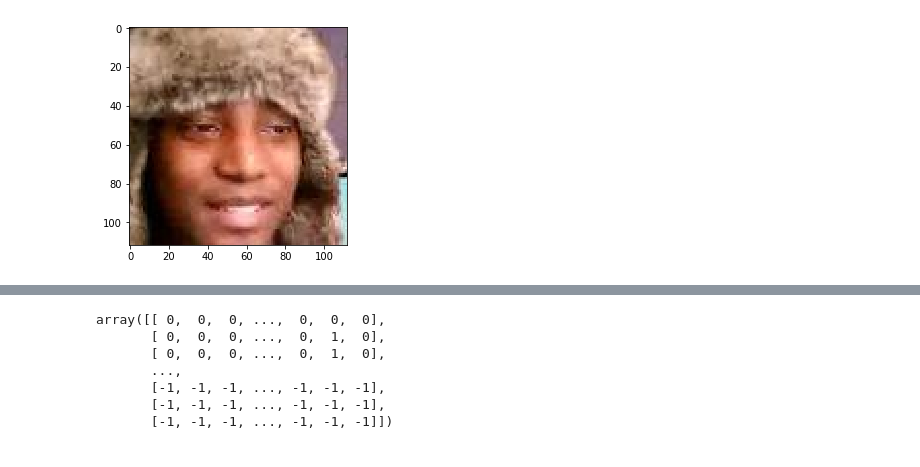
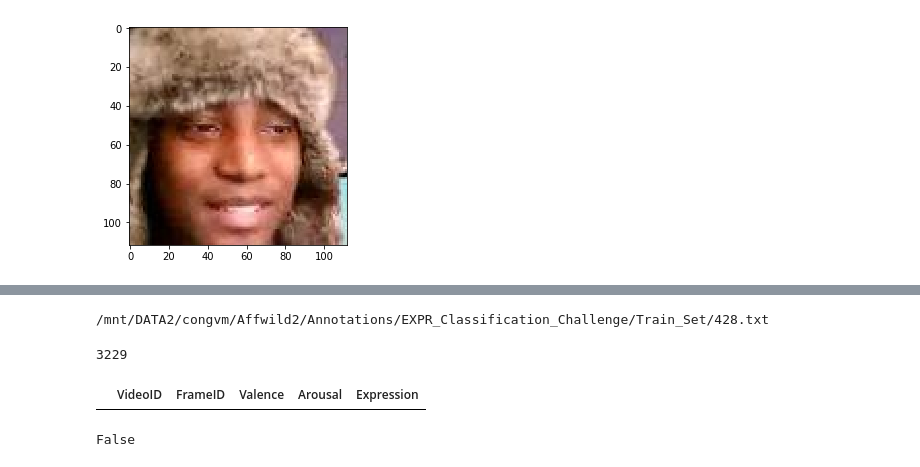
Before and after one commit to congvmit/ABAW2-BEAST, a Jupyter notebook: ipy.0.affwild-dataset.ipynb, the cells around one changed output, grey strips where cells are left out. Cells and saved outputs as stored; diff of their text form; code cells hidden in the pictures.

```diff
--- a/ipy.0.affwild-dataset.ipynb
+++ b/ipy.0.affwild-dataset.ipynb
@@ -200,10 +242,20 @@ ValueError: Wrong number of items passed 12, placement implies 1
-# %%
-au_arr
-# %% [output]
-array([[ 0,  0,  0, ...,  0,  0,  0],
-       [ 0,  0,  0, ...,  0,  1,  0],
-       [ 0,  0,  0, ...,  0,  1,  0],
-       ...,
-       [-1, -1, -1, ..., -1, -1, -1],
-       [-1, -1, -1, ..., -1, -1, -1],
-       [-1, -1, -1, ..., -1, -1, -1]])
+# %%
+# Load the seperated dataset
+expr_train_paths = glob('/mnt/DATA2/congvm/Affwild2/Annotations/EXPR_Classification_Challenge/Train_Set/*.txt')
+for path in expr_train_paths:
+    d = read_txt(path)
+    break
+print(path)
+len(d[1:])
+# %% [output]
+/mnt/DATA2/congvm/Affwild2/Annotations/EXPR_Classification_Challenge/Train_Set/428.txt
+3229
+# %%
+df_selected = df_grouped[df_grouped.VideoID == '428']
+df_selected
+# %% [output]
+|  | VideoID | FrameID | Valence | Arousal | Expression |
+# %%
+'428' in df_grouped.VideoID.values
+# %% [output]
+False
```
Also changed, not shown: parts of 5 cells of this notebook, 12 other files.
